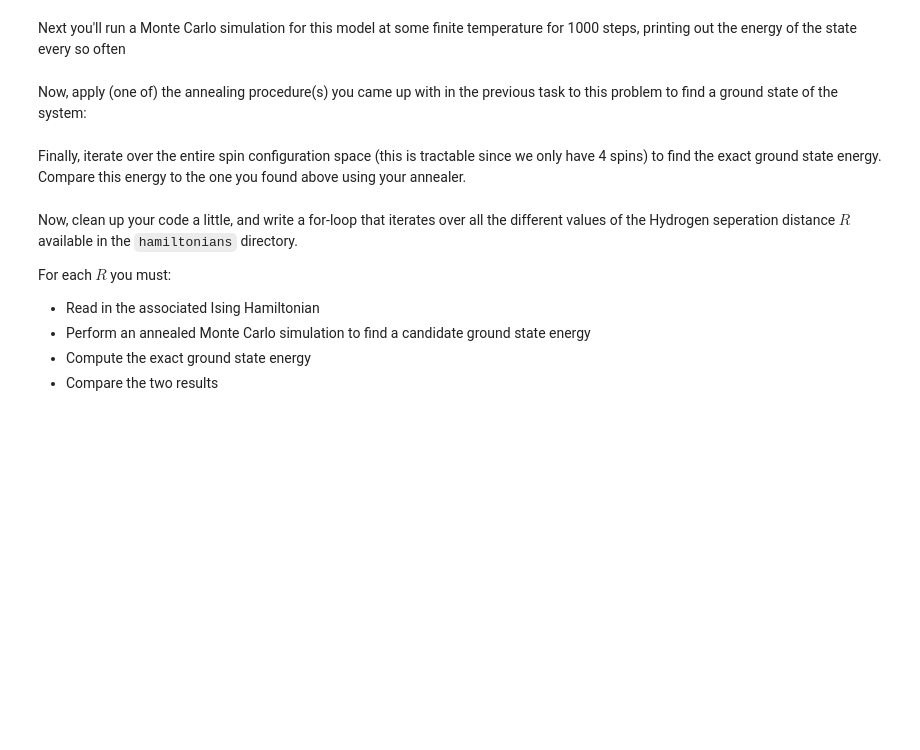
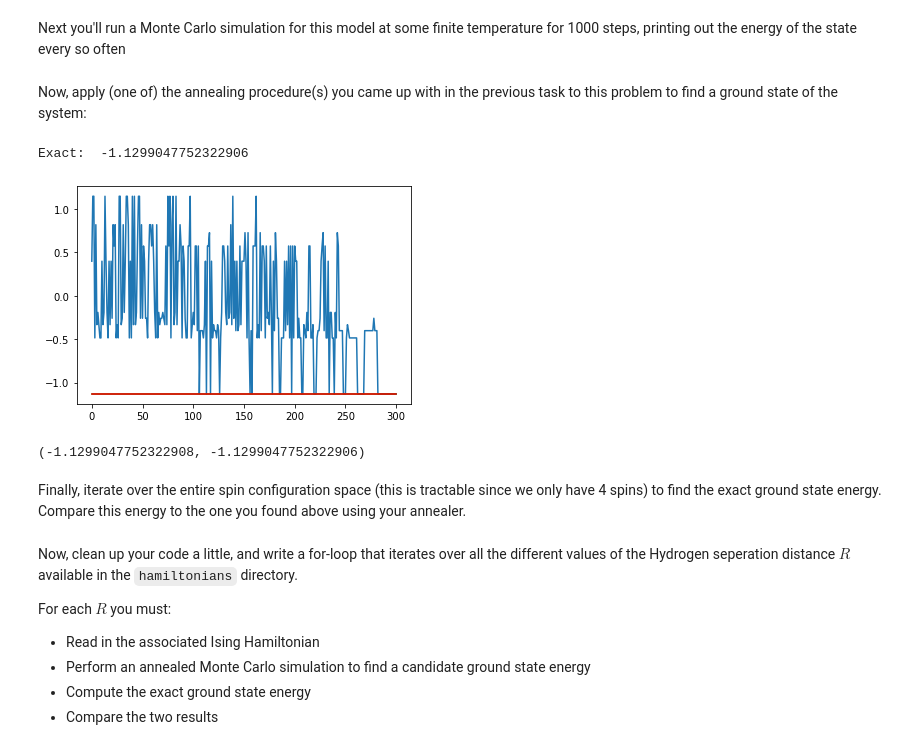
Before and after one commit to CDL-Quantum/CohortProject_2020, a Jupyter notebook: Project_4_Ising_Annealer/Task_3.ipynb, the cells around one changed output. Saved outputs shown, nothing was run; the diff lists cells and outputs as text; code cells hidden in the pictures; blank space fills up the shorter version.

```diff
--- a/Project_4_Ising_Annealer/Task_3.ipynb
+++ b/Project_4_Ising_Annealer/Task_3.ipynb
@@ -72,2 +108,37 @@ Next you'll run a Monte Carlo simulation for this model at some finite temperatu
+# %%
+N = 1000
+t = np.arange(N+1)
+T_i = 400
+T_f = 0.1
+Ts = T_i * ((T_f/T_i) ** (t/N))
+
+def exp_schedule(T_i, T_f, N):
+    t = np.arange(N+1)
+    Ts = T_i * ((T_f/T_i) ** (t/N))
+    return Ts
+
+def anneal(ising,Ts):
+    Es = np.zeros_like(Ts)
+    for i, t in enumerate(Ts):
+        Es[i] = ising.mc_step(T=t)
+    return Es
+
+def calc_once(ising, Ts, include_exact=True, plot_title=None):
+
+    ising.method = 'metropolis'
+    Es = anneal(ising, Ts)
+    Ea = min(Es)
+
+    plt.plot(np.arange(len(Es)), Es)
+    Et = None
+    plt.plot(np.arange(len(Ts)), np.repeat(Ea, len(Ts)), color='g')
+    if include_exact:
+        Et = ising.exact()
+        print("Exact: ", Et)
+        plt.plot(np.arange(len(Ts)), np.repeat(Et, len(Ts)), color='r')
+    if(plot_title):
+        plt.title(plot_title)
+    plt.show()
+    return Ea, Et
 # %% [markdown]
 Now, apply (one of) the annealing procedure(s) you came up with in the previous task to this problem to find a ground state of the system:
@@ -76,3 +145,12 @@ Now, apply (one of) the annealing procedure(s) you came up with in the previous
+# %%
+E0, h, J, K, L = read_generalized_ising_hamiltonian("./hamiltonians/Ising-H2-STO-3G-bk-samespin-R=0.65.inp")
+ising = GeneralizedIsingModel(E0, h, J, K, L)
+calc_once(ising, exp_schedule(400, 0.1, 300))
+# your annealing code here
+# %% [output]
+Exact:  -1.1299047752322906
+[figure, added]
+(-1.1299047752322908, -1.1299047752322906)
 # %% [markdown]
 Finally, iterate over the entire spin configuration space (this is tractable since we only have 4 spins) to find the exact ground state energy. Compare this energy to the one you found above using your annealer.
 # %%
```
Also changed, not shown: parts of 8 cells of this notebook, 3 other files.
